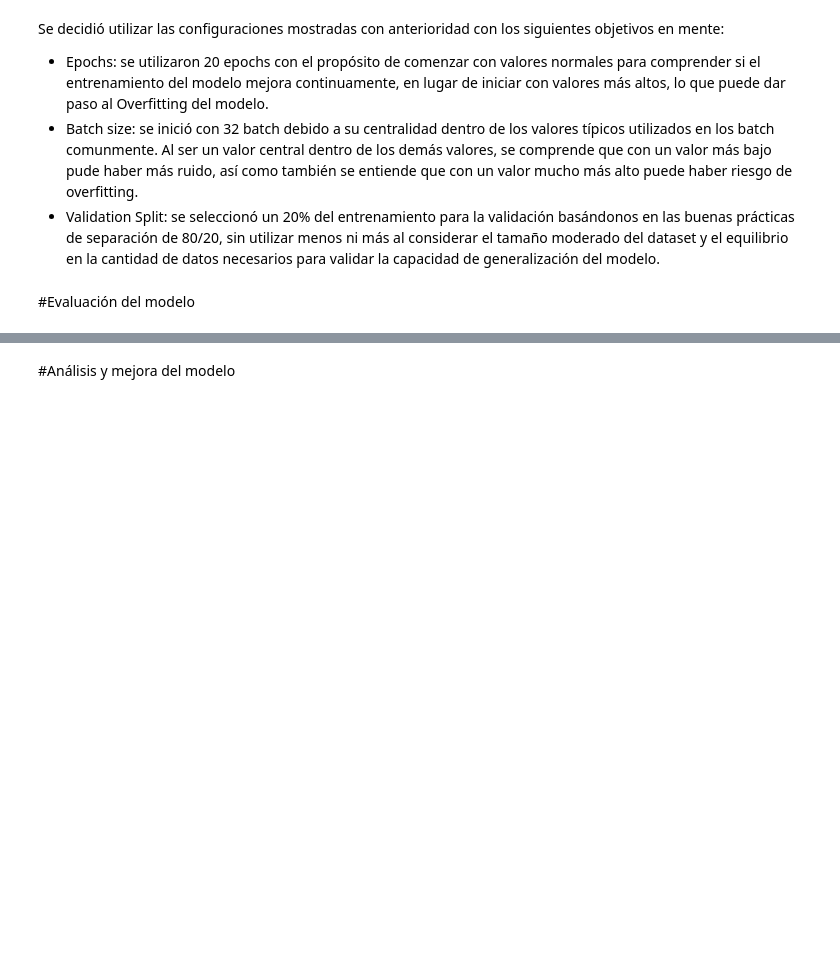
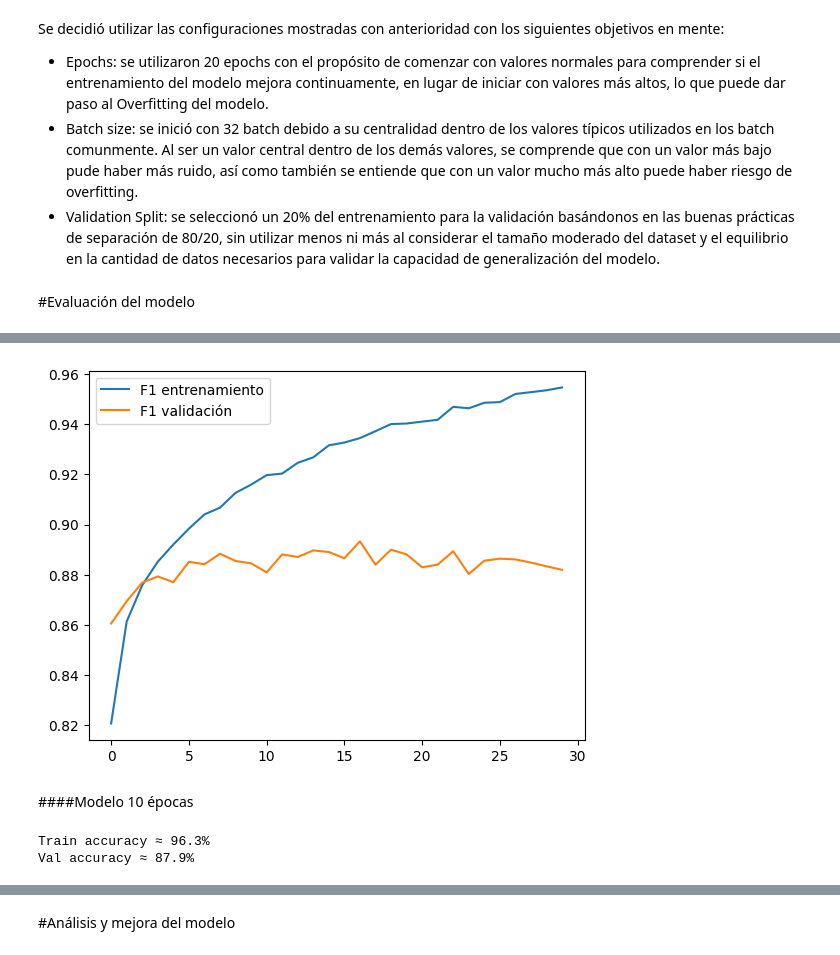
Before and after one commit to Albedofan69420/FASHION-MNIST, a Jupyter notebook: FASHION_MNIST.ipynb, the cells around one changed output, grey strips where cells are left out. Cells and saved outputs as stored; diff of their text form; code cells hidden in the pictures; blank space fills up the shorter version.

```diff
--- a/FASHION_MNIST.ipynb
+++ b/FASHION_MNIST.ipynb
@@ -209,0 +273,15 @@ plt.show()
+# %%
+plt.plot(history_aumento.history['f1'], label='F1 entrenamiento')
+plt.plot(history_aumento.history['val_f1'], label='F1 validación')
+plt.legend()
+plt.show()
+# %% [output]
+[figure, added]
+# %% [markdown]
+####Modelo 10 épocas
+# %%
+print(f"Train accuracy \u2248 {history_disminucion.history['accuracy'][-1]*100:.1f}%")
+print(f"Val accuracy \u2248 {history_disminucion.history['val_accuracy'][-1]*100:.1f}%")
+# %% [output]
+Train accuracy ≈ 96.3%
+Val accuracy ≈ 87.9%
```
Also changed, not shown: parts of 38 cells of this notebook.
